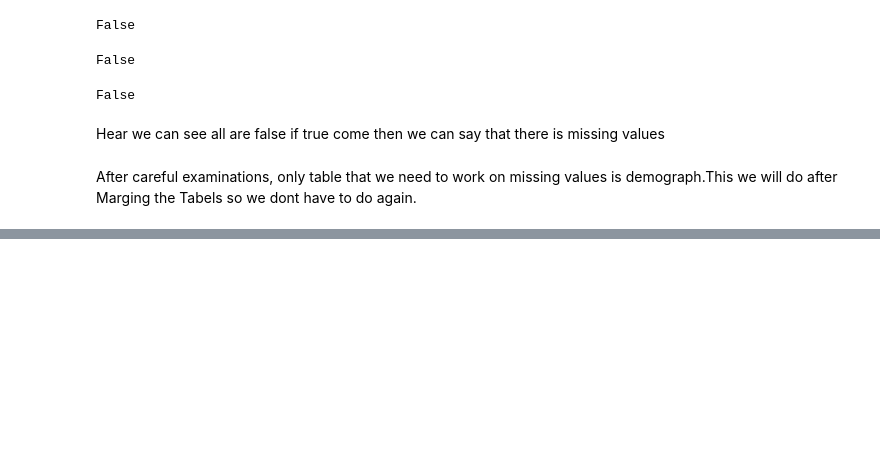
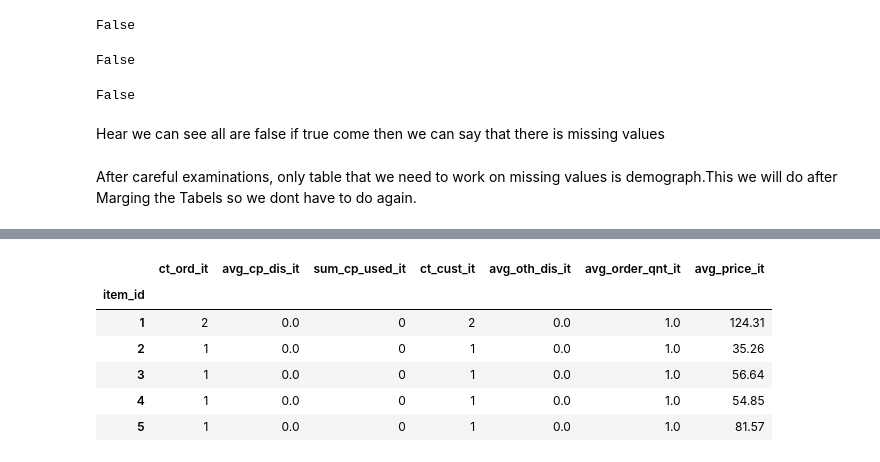
Before and after one commit to nkukadiya89/coupon-redemption-ML, a Jupyter notebook: data_analysis.ipynb, the cells around one changed output, grey strips where cells are left out. Cells and saved outputs as stored; diff of their text form; code cells hidden in the pictures; blank space fills up the shorter version.

```diff
--- a/data_analysis.ipynb
+++ b/data_analysis.ipynb
@@ -679,0 +807,8 @@ After careful examinations, only table that we need to work on missing values is
+# %%
+transaction['coupon_used']= transaction.coupon_discount.apply(lambda x:1 if x !=0 else 0)# to see coupon used
+transaction['count']=1 # count the number of transactions by a feature
+# %%
+transaction['year_date']=transaction['date'].apply(lambda x: x.year)
+transaction['month_date']=transaction['date'].apply(lambda x: x.month)
+transaction['day_date']=transaction['date'].apply(lambda x: x.day)
+transaction['dow_date']=transaction['date'].apply(lambda x: x.dayofweek)
@@ -679,0 +836,32 @@ After careful examinations, only table that we need to work on missing values is
+# %%
+transaction1 = pd.pivot_table(transaction, index = 'item_id',
+               values = ['customer_id','quantity','selling_price',
+                         'other_discount','coupon_discount','count','coupon_used'],
+               aggfunc={'customer_id':lambda x:len(set(x)),
+                        'quantity':np.mean,
+                        'selling_price':np.mean,
+                        'other_discount':np.mean,
+                        'coupon_discount':np.mean,
+                        'count':sum,
+                        'coupon_used':sum
+                       }
+              ) # we have use the aggrigate function
+# %%
+new_cols = {'customer_id':'ct_cust_it',
+            'quantity':'avg_order_qnt_it',
+            'selling_price':'avg_price_it',
+            'other_discount':'avg_oth_dis_it',
+            'coupon_discount':'avg_cp_dis_it',
+            'count':'ct_ord_it',
+           'coupon_used':'sum_cp_used_it'}
+transaction1.rename(columns=new_cols, inplace = True) # we have make new dic new_cols and add
+# %%
+transaction1.head()
+# %% [output]
+|  | ct_ord_it | avg_cp_dis_it | sum_cp_used_it | ct_cust_it | avg_oth_dis_it | avg_order_qnt_it | avg_price_it |
+| item_id |  |  |  |  |  |  |  |
+| 1 | 2 | 0.0 | 0 | 2 | 0.0 | 1.0 | 124.31 |
+| 2 | 1 | 0.0 | 0 | 1 | 0.0 | 1.0 | 35.26 |
+| 3 | 1 | 0.0 | 0 | 1 | 0.0 | 1.0 | 56.64 |
+| 4 | 1 | 0.0 | 0 | 1 | 0.0 | 1.0 | 54.85 |
+| 5 | 1 | 0.0 | 0 | 1 | 0.0 | 1.0 | 81.57 |
```
Also changed, not shown: parts of 30 cells of this notebook.
